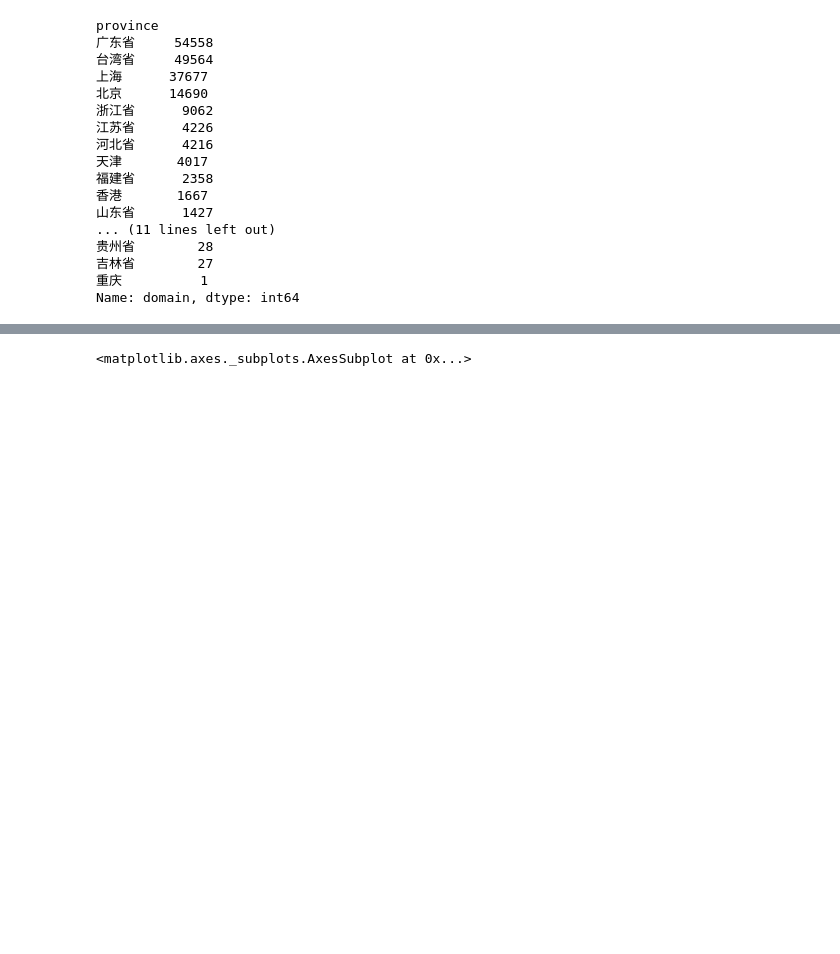
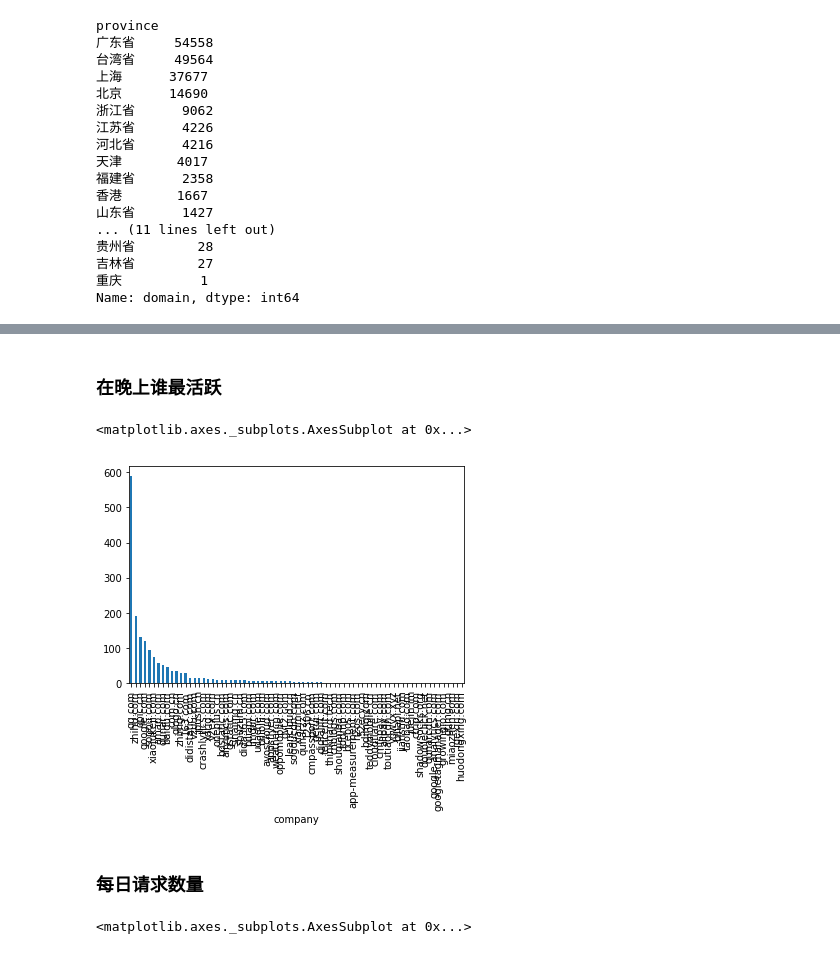
Before and after one commit to wangshub/tracking-my-phone, a Jupyter notebook: visual.ipynb, the cells around one changed output, grey strips where cells are left out. Saved outputs shown, nothing was run; the diff lists cells and outputs as text; code cells hidden in the pictures; blank space fills up the shorter version.

```diff
--- a/visual.ipynb
+++ b/visual.ipynb
@@ -106,3 +139,19 @@ Name: domain, Length: 280059, dtype: object
+# %% [markdown]
+### 在晚上谁最活跃
+# %%
+def is_night(time_stamp):
+    night = (0, 6)
+    arr = time_stamp.split(':')
+    hour = int(arr[0])
+    return night[0] < hour < night[1]
+
+df_night = df_company[df_company['time'].apply(lambda x: is_night(x))]
+df_night.groupby(['company']).count().sort_values(['time'], ascending=False)['time'][1:].plot(kind='bar')
+# %% [output]
+<matplotlib.axes._subplots.AxesSubplot at 0x...>
+[figure, added]
+# %% [markdown]
+### 每日请求数量
 # %%
 ## 柱状图，每日请求数量
 df.groupby(['day']).count()['domain'].plot(kind='bar', color='b', title='daily request sum', rot=-20)
```
Also changed, not shown: parts of 23 cells of this notebook.
